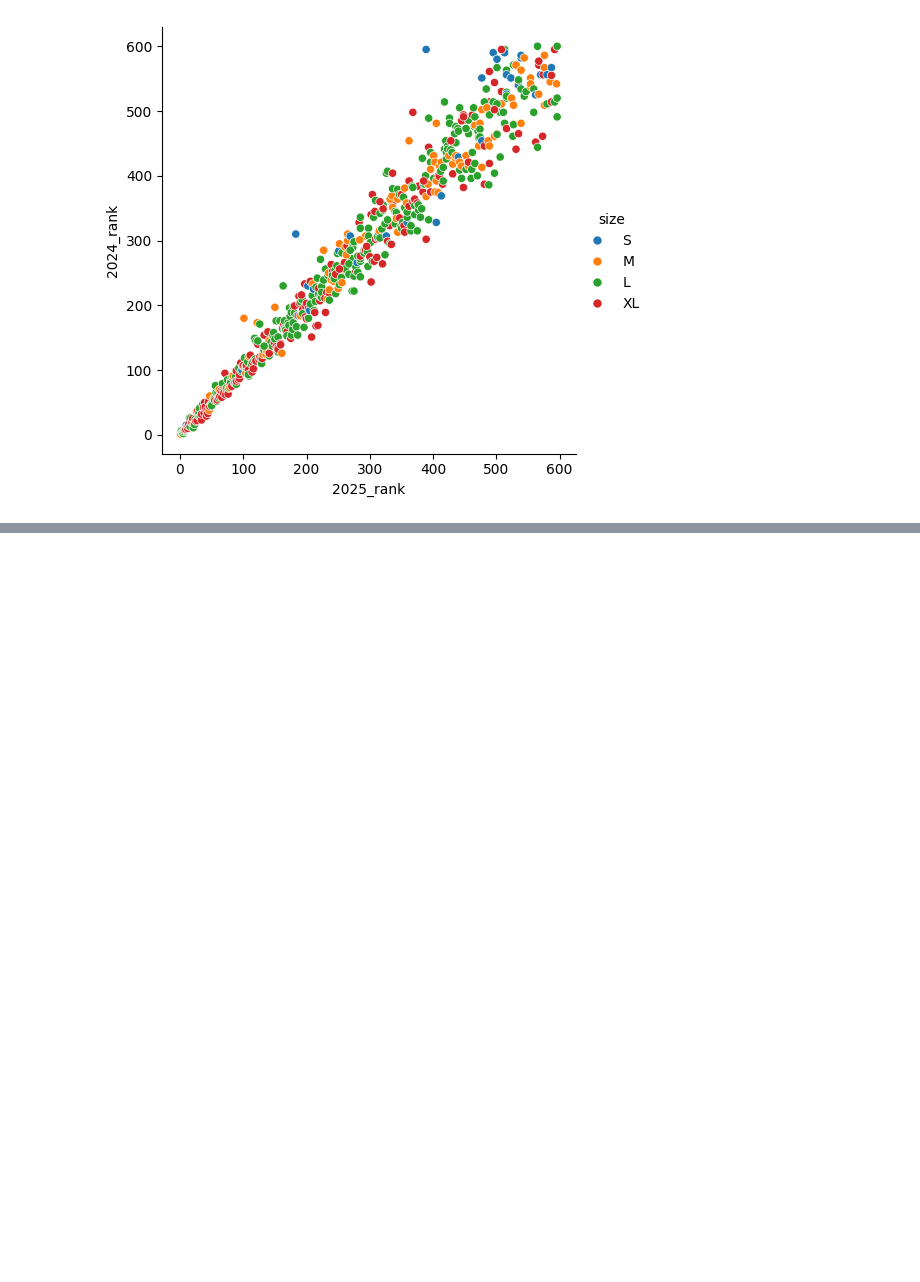
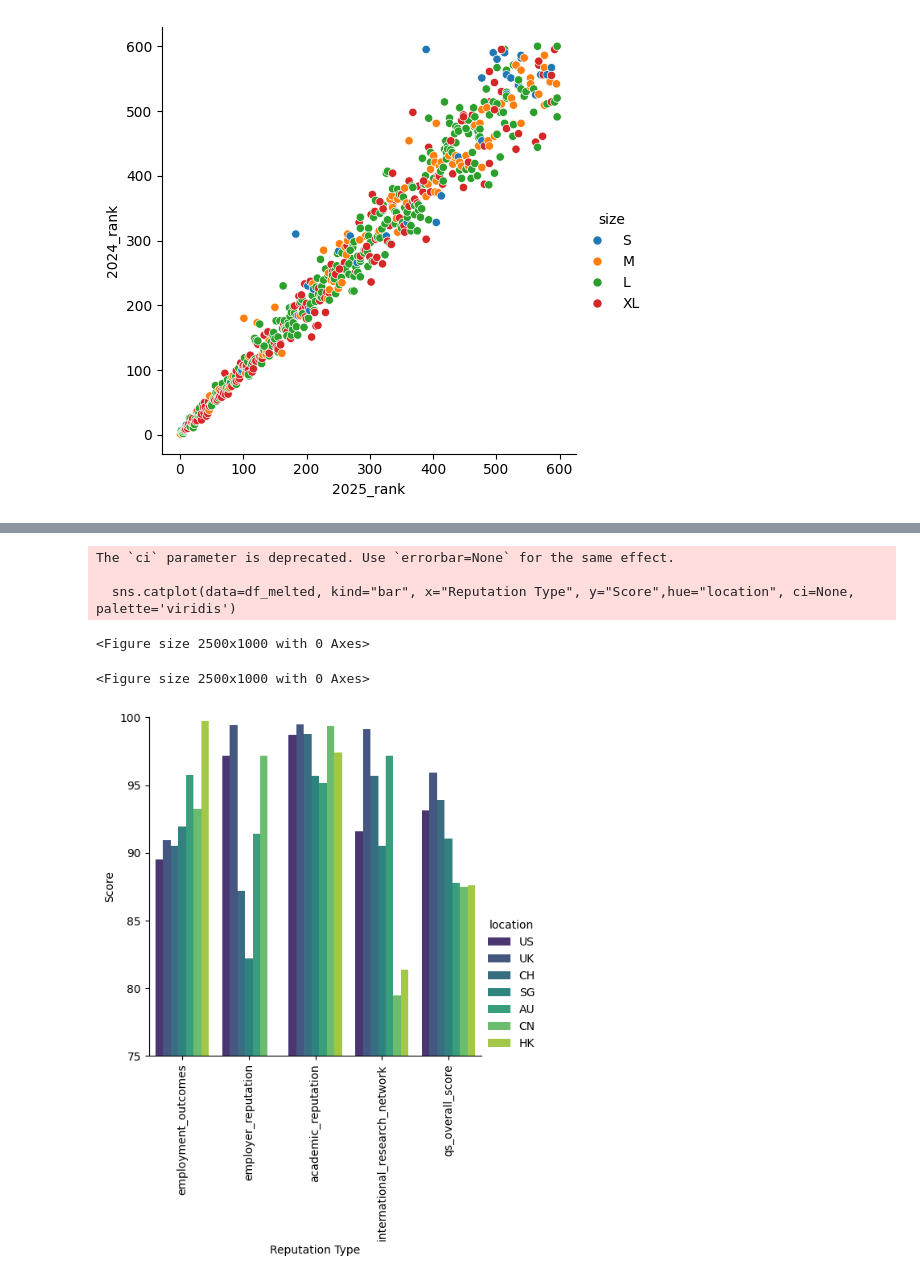
Before and after one commit to thezachdrake/UMD-INST760-Summer2024, a Jupyter notebook: notebooks/Getachew_notebook_final.ipynb, the cells around one changed output, grey strips where cells are left out. Drawn from its saved outputs; the diff is of its cells as text; code cells hidden in the pictures; blank space fills up the shorter version.

```diff
--- a/notebooks/Getachew_notebook_final.ipynb
+++ b/notebooks/Getachew_notebook_final.ipynb
@@ -62,0 +51,24 @@ sns.catplot(data=df,kind="box",x = "employer_reputation", y="size",hue="size" )
+# %%
+plt.figure(figsize=(25, 10))
+
+df['employer_reputation'] = pd.to_numeric(df['employer_reputation'], errors='coerce').astype('Int64') #turning the rank values to integers
+df['employment_outcomes'] = pd.to_numeric(df['employment_outcomes'], errors='coerce').astype('Int64') #turning the rank values to integers
+df['qs_overall_score'] = pd.to_numeric(df['qs_overall_score'], errors='coerce').astype('Int64') #turning the rank values to integers
+df['academic_reputation'] = pd.to_numeric(df['qs_overall_score'], errors='coerce').astype('Int64') #turning the rank values to integers
+df['international_research_network'] = pd.to_numeric(df['qs_overall_score'], errors='coerce').astype('Int64') #turning the rank values to integers
+
+#melt the score columns in a new df to be able to compare them
+df_melted = df1.melt(id_vars=["location"], value_vars=[ 'employment_outcomes',"employer_reputation","academic_reputation","international_research_network","qs_overall_score"], var_name='Reputation Type', value_name='Score')
+
+plt.figure(figsize=(25, 10))
+sns.catplot(data=df_melted, kind="bar", x="Reputation Type", y="Score",hue="location", ci=None, palette='viridis')
+plt.xticks(rotation=90)
+plt.ylim(75, 100) #since these are the best school they have hugher scores, it makes sense to start viewing scores above 75 for a better view
+plt.show()
+# %% [output]
+The `ci` parameter is deprecated. Use `errorbar=None` for the same effect.
+
+  sns.catplot(data=df_melted, kind="bar", x="Reputation Type", y="Score",hue="location", ci=None, palette='viridis')
+<Figure size 2500x1000 with 0 Axes>
+<Figure size 2500x1000 with 0 Axes>
+[figure, added]
```
Also changed, not shown: parts of 10 cells of this notebook.
